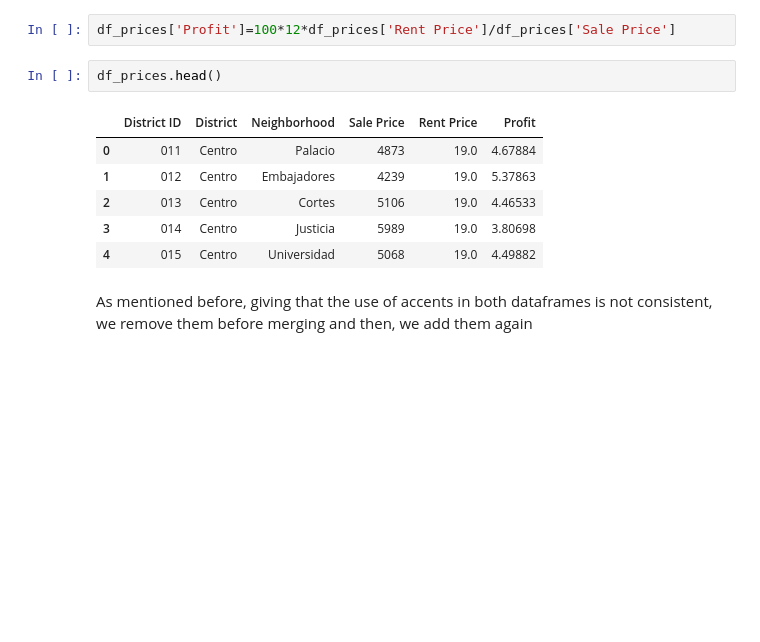
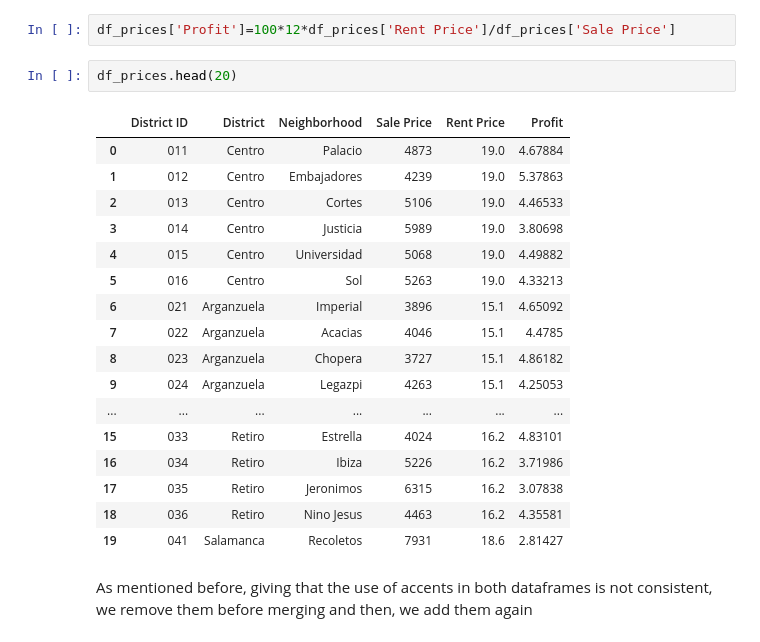
Before and after one commit to coke456/Coursera_Capstone, a Jupyter notebook: MadridNeighborhoods.ipynb, the cells around one changed output. Drawn from its saved outputs; the diff is of its cells as text; blank space fills up the shorter version.

```diff
--- a/MadridNeighborhoods.ipynb
+++ b/MadridNeighborhoods.ipynb
@@ -480,14 +503,25 @@ Compute the renting profit as the ratio between the rent (multiplied by 12) and
 # %%
 df_prices['Profit']=100*12*df_prices['Rent Price']/df_prices['Sale Price']
 # %%
-df_prices.head()
+df_prices.head(20)
 # %% [output]
 |  | District ID | District | Neighborhood | Sale Price | Rent Price | Profit |
 | 0 | 011 | Centro | Palacio | 4873 | 19.0 | 4.67884 |
 | 1 | 012 | Centro | Embajadores | 4239 | 19.0 | 5.37863 |
 | 2 | 013 | Centro | Cortes | 5106 | 19.0 | 4.46533 |
 | 3 | 014 | Centro | Justicia | 5989 | 19.0 | 3.80698 |
 | 4 | 015 | Centro | Universidad | 5068 | 19.0 | 4.49882 |
+| 5 | 016 | Centro | Sol | 5263 | 19.0 | 4.33213 |
+| 6 | 021 | Arganzuela | Imperial | 3896 | 15.1 | 4.65092 |
+| 7 | 022 | Arganzuela | Acacias | 4046 | 15.1 | 4.4785 |
+| 8 | 023 | Arganzuela | Chopera | 3727 | 15.1 | 4.86182 |
+| 9 | 024 | Arganzuela | Legazpi | 4263 | 15.1 | 4.25053 |
+| ... | ... | ... | ... | ... | ... | ... |
+| 15 | 033 | Retiro | Estrella | 4024 | 16.2 | 4.83101 |
+| 16 | 034 | Retiro | Ibiza | 5226 | 16.2 | 3.71986 |
+| 17 | 035 | Retiro | Jeronimos | 6315 | 16.2 | 3.07838 |
+| 18 | 036 | Retiro | Nino Jesus | 4463 | 16.2 | 4.35581 |
+| 19 | 041 | Salamanca | Recoletos | 7931 | 18.6 | 2.81427 |
 # %% [markdown]
 As mentioned before, giving that the use of accents in both dataframes is not consistent, we remove them before merging and then, we add them again
 # %%
```
Also changed, not shown: parts of 7 cells of this notebook.
